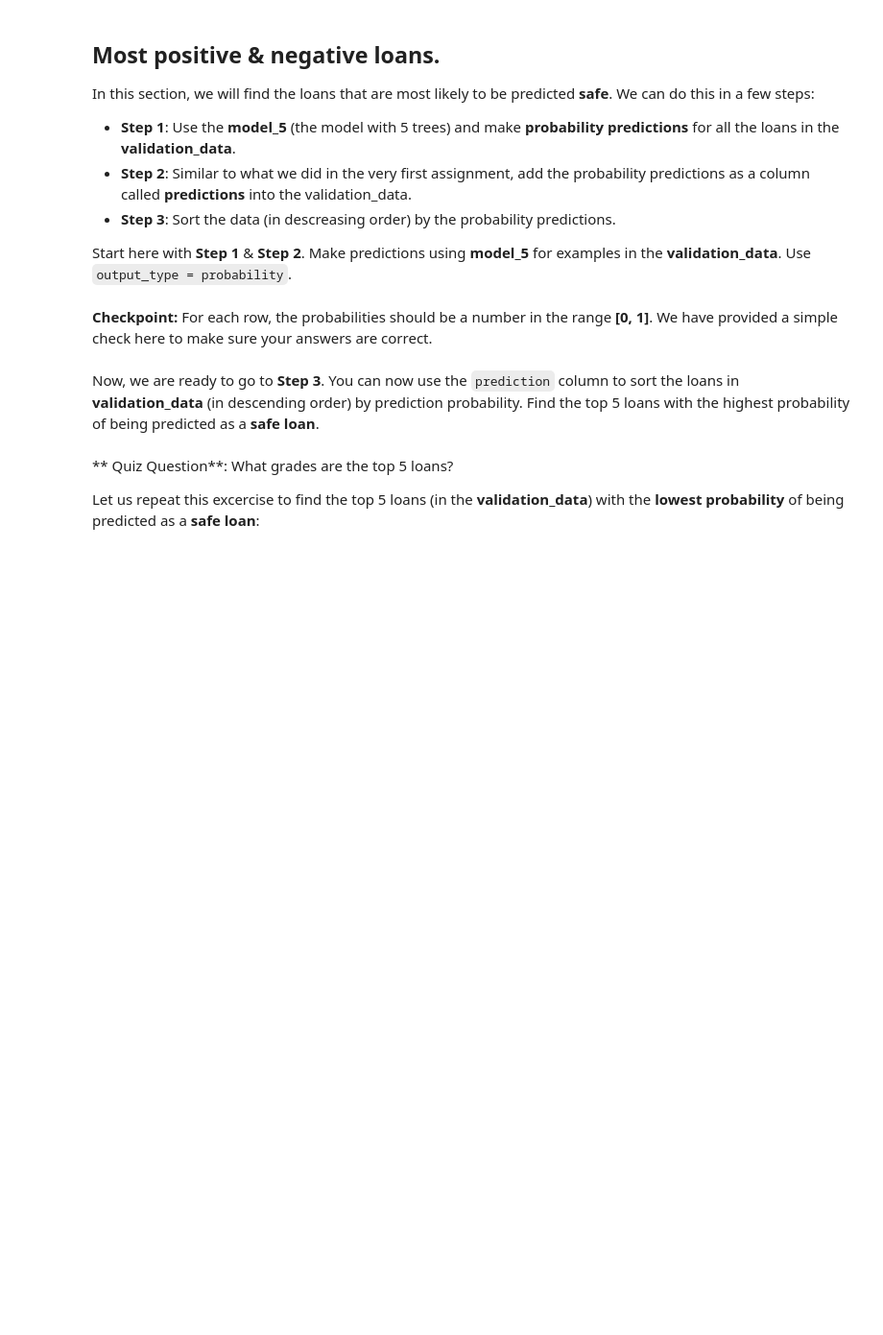
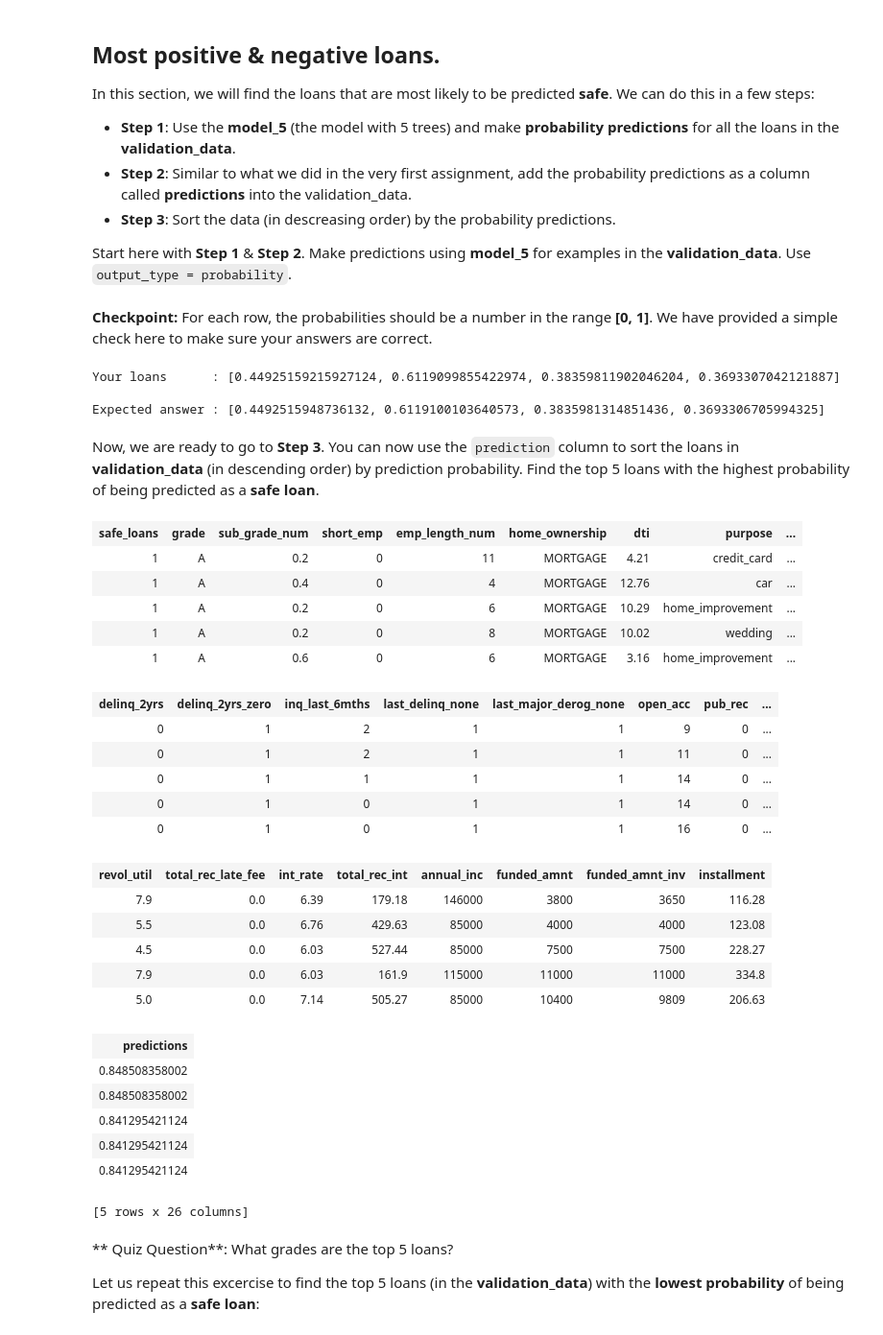
Before and after one commit to SYYoung/UW_MachineLearning, a Jupyter notebook: Classification/Week 5/Assg5_P1.ipynb, the cells around one changed output. Shown at 96% size. Drawn from its saved outputs; the diff is of its cells as text; code cells hidden in the pictures; blank space fills up the shorter version.

```diff
--- a/Classification/Week 5/Assg5_P1.ipynb
+++ b/Classification/Week 5/Assg5_P1.ipynb
@@ -364,14 +367,50 @@ In this section, we will find the loans that are most likely to be predicted **s
 * **Step 3**: Sort the data (in descreasing order) by the probability predictions.
 
 Start here with **Step 1** & **Step 2**. Make predictions using **model_5** for examples in the **validation_data**. Use `output_type = probability`.
+# %%
+pred = model_5.predict(validation_data, output_type='probability')
+validation_data['predictions'] = pred
 # %% [markdown]
 **Checkpoint:** For each row, the probabilities should be a number in the range **[0, 1]**. We have provided a simple check here to make sure your answers are correct.
 # %%
 print "Your loans      : %s\n" % validation_data['predictions'].head(4)
 print "Expected answer : %s" % [0.4492515948736132, 0.6119100103640573,
                                 0.3835981314851436, 0.3693306705994325]
+# %% [output]
+Your loans      : [0.44925159215927124, 0.6119099855422974, 0.38359811902046204, 0.3693307042121887]
+
+Expected answer : [0.4492515948736132, 0.6119100103640573, 0.3835981314851436, 0.3693306705994325]
 # %% [markdown]
 Now, we are ready to go to **Step 3**. You can now use the `prediction` column to sort the loans in **validation_data** (in descending order) by prediction probability. Find the top 5 loans with the highest probability of being predicted as a **safe loan**.
+# %%
+top_safe_loan = validation_data.sort('predictions',ascending=False)[0:5]
+top_safe_loan
+# %% [output]
+| safe_loans | grade | sub_grade_num | short_emp | emp_length_num | home_ownership | dti | purpose | ... |
+| 1 | A | 0.2 | 0 | 11 | MORTGAGE | 4.21 | credit_card | ... |
+| 1 | A | 0.4 | 0 | 4 | MORTGAGE | 12.76 | car | ... |
+| 1 | A | 0.2 | 0 | 6 | MORTGAGE | 10.29 | home_improvement | ... |
+| 1 | A | 0.2 | 0 | 8 | MORTGAGE | 10.02 | wedding | ... |
+| 1 | A | 0.6 | 0 | 6 | MORTGAGE | 3.16 | home_improvement | ... |
+| delinq_2yrs | delinq_2yrs_zero | inq_last_6mths | last_delinq_none | last_major_derog_none | open_acc | pub_rec | ... |
+| 0 | 1 | 2 | 1 | 1 | 9 | 0 | ... |
+| 0 | 1 | 2 | 1 | 1 | 11 | 0 | ... |
+| 0 | 1 | 1 | 1 | 1 | 14 | 0 | ... |
+| 0 | 1 | 0 | 1 | 1 | 14 | 0 | ... |
+| 0 | 1 | 0 | 1 | 1 | 16 | 0 | ... |
+| revol_util | total_rec_late_fee | int_rate | total_rec_int | annual_inc | funded_amnt | funded_amnt_inv | installment |
+| 7.9 | 0.0 | 6.39 | 179.18 | 146000 | 3800 | 3650 | 116.28 |
+| 5.5 | 0.0 | 6.76 | 429.63 | 85000 | 4000 | 4000 | 123.08 |
+| 4.5 | 0.0 | 6.03 | 527.44 | 85000 | 7500 | 7500 | 228.27 |
+| 7.9 | 0.0 | 6.03 | 161.9 | 115000 | 11000 | 11000 | 334.8 |
+| 5.0 | 0.0 | 7.14 | 505.27 | 85000 | 10400 | 9809 | 206.63 |
+| predictions |
+| 0.848508358002 |
+| 0.848508358002 |
+| 0.841295421124 |
+| 0.841295421124 |
+| 0.841295421124 |
+[5 rows x 26 columns]
 # %% [markdown]
 ** Quiz Question**: What grades are the top 5 loans?
 
```
Also changed, not shown: parts of 7 cells of this notebook.
